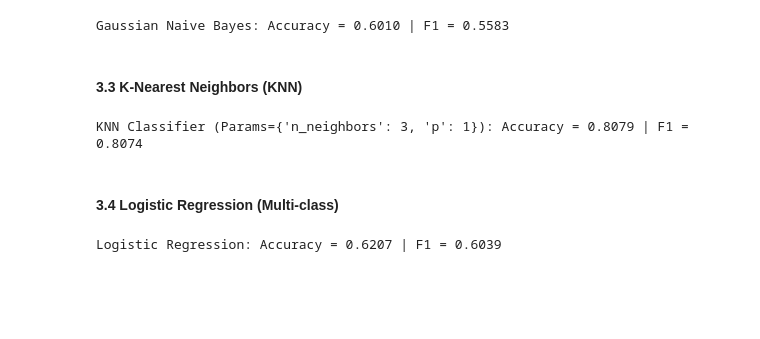
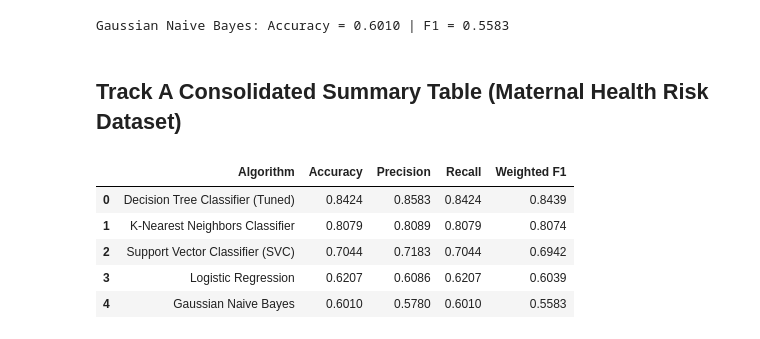
Before and after one commit to wander1112/Ember-Storm, a Jupyter notebook: notebooks/classification.ipynb, the cells around one changed output. Saved outputs shown, nothing was run; the diff lists cells and outputs as text; code cells hidden in the pictures; blank space fills up the shorter version.

```diff
--- a/notebooks/classification.ipynb
+++ b/notebooks/classification.ipynb
@@ -131,0 +162,11 @@ Decision Tree Classifier: Best Params = {'max_depth': 15, 'min_samples_split': 2
+# %%
+svc_c = SVC(kernel='rbf', C=10.0, random_state=RANDOM_STATE)
+svc_c.fit(X_train_c_scaled, y_train_c)
+y_pred_svc = svc_c.predict(X_test_c_scaled)
+
+acc_svc = accuracy_score(y_test_c, y_pred_svc)
+prec_svc = precision_score(y_test_c, y_pred_svc, average='weighted')
+rec_svc = recall_score(y_test_c, y_pred_svc, average='weighted')
+f1_svc = f1_score(y_test_c, y_pred_svc, average='weighted')
+
+print(f"Support Vector Classifier (SVC): Accuracy = {acc_svc:.4f} | F1 = {f1_svc:.4f}")
@@ -144,44 +187,31 @@ f1_nb = f1_score(y_test_c, y_pred_nb, average='weighted')
 print(f"Gaussian Naive Bayes: Accuracy = {acc_nb:.4f} | F1 = {f1_nb:.4f}")
 # %% [output]
 Gaussian Naive Bayes: Accuracy = 0.6010 | F1 = 0.5583
-# %% [markdown]
-#### 3.3 K-Nearest Neighbors (KNN)
-# %%
-best_score_knn = 0
-best_params_knn = {}
-
-for p in [1, 2]:
-    for k in range(1, 15, 2):
-        knn_c = KNeighborsClassifier(n_neighbors=k, p=p, weights='distance')
-        score = cross_val_score(knn_c, X_train_c_scaled, y_train_c, cv=5, scoring='f1_weighted').mean()
-        if score > best_score_knn:
-            best_score_knn = score
-            best_params_knn = {'n_neighbors': k, 'p': p}
-
-best_knn_clf = KNeighborsClassifier(n_neighbors=best_params_knn['n_neighbors'], p=best_params_knn['p'], weights='distance')
-best_knn_clf.fit(X_train_c_scaled, y_train_c)
-y_pred_knn_c = best_knn_clf.predict(X_test_c_scaled)
-
-acc_knn = accuracy_score(y_test_c, y_pred_knn_c)
-prec_knn = precision_score(y_test_c, y_pred_knn_c, average='weighted')
-rec_knn = recall_score(y_test_c, y_pred_knn_c, average='weighted')
-f1_knn = f1_score(y_test_c, y_pred_knn_c, average='weighted')
-
-print(f"KNN Classifier (Params={best_params_knn}): Accuracy = {acc_knn:.4f} | F1 = {f1_knn:.4f}")
-# %% [output]
-KNN Classifier (Params={'n_neighbors': 3, 'p': 1}): Accuracy = 0.8079 | F1 = 0.8074
-# %% [markdown]
-#### 3.4 Logistic Regression (Multi-class)
-# %%
-log_reg = LogisticRegression(max_iter=500, random_state=RANDOM_STATE)
-log_reg.fit(X_train_c_scaled, y_train_c)
-y_pred_log = log_reg.predict(X_test_c_scaled)
-
-acc_log = accuracy_score(y_test_c, y_pred_log)
-prec_log = precision_score(y_test_c, y_pred_log, average='weighted')
-rec_log = recall_score(y_test_c, y_pred_log, average='weighted')
-f1_log = f1_score(y_test_c, y_pred_log, average='weighted')
-
-print(f"Logistic Regression: Accuracy = {acc_log:.4f} | F1 = {f1_log:.4f}")
-# %% [output]
-Logistic Regression: Accuracy = 0.6207 | F1 = 0.6039
+# %% [markdown]
+## Track A Consolidated Summary Table (Maternal Health Risk Dataset)
+# %%
+track_a_results = [
+    # Person 1
+    { 'Algorithm': 'K-Nearest Neighbors Classifier', 'Accuracy': acc_knn, 'Precision': prec_knn, 'Recall': rec_knn, 'Weighted F1': f1_knn},
+    # Person 2
+    { 'Algorithm': 'Logistic Regression', 'Accuracy': acc_log, 'Precision': prec_log, 'Recall': rec_log, 'Weighted F1': f1_log},
+    {'Algorithm': 'Decision Tree Classifier (Tuned)', 'Accuracy': acc_dt_c, 'Precision': prec_dt_c, 'Recall': rec_dt_c, 'Weighted F1': f1_dt_c},
+    { 'Algorithm': 'Support Vector Classifier (SVC)', 'Accuracy': acc_svc, 'Precision': prec_svc, 'Recall': rec_svc, 'Weighted F1': f1_svc},
+    { 'Algorithm': 'Gaussian Naive Bayes', 'Accuracy': acc_nb, 'Precision': prec_nb, 'Recall': rec_nb, 'Weighted F1': f1_nb},
+
+]
+
+summary_a_df = pd.DataFrame(track_a_results).sort_values(by='Weighted F1', ascending=False).reset_index(drop=True)
+display(summary_a_df.style.highlight_max(subset=['Accuracy', 'Weighted F1'], color='lightgreen').format({
+    'Accuracy': '{:.4f}',
+    'Precision': '{:.4f}',
+    'Recall': '{:.4f}',
+    'Weighted F1': '{:.4f}'
+}))
+# %% [output]
+|  | Algorithm | Accuracy | Precision | Recall | Weighted F1 |
+| 0 | Decision Tree Classifier (Tuned) | 0.8424 | 0.8583 | 0.8424 | 0.8439 |
+| 1 | K-Nearest Neighbors Classifier | 0.8079 | 0.8089 | 0.8079 | 0.8074 |
+| 2 | Support Vector Classifier (SVC) | 0.7044 | 0.7183 | 0.7044 | 0.6942 |
+| 3 | Logistic Regression | 0.6207 | 0.6086 | 0.6207 | 0.6039 |
+| 4 | Gaussian Naive Bayes | 0.6010 | 0.5780 | 0.6010 | 0.5583 |
```
Also changed, not shown: parts of 13 cells of this notebook.
